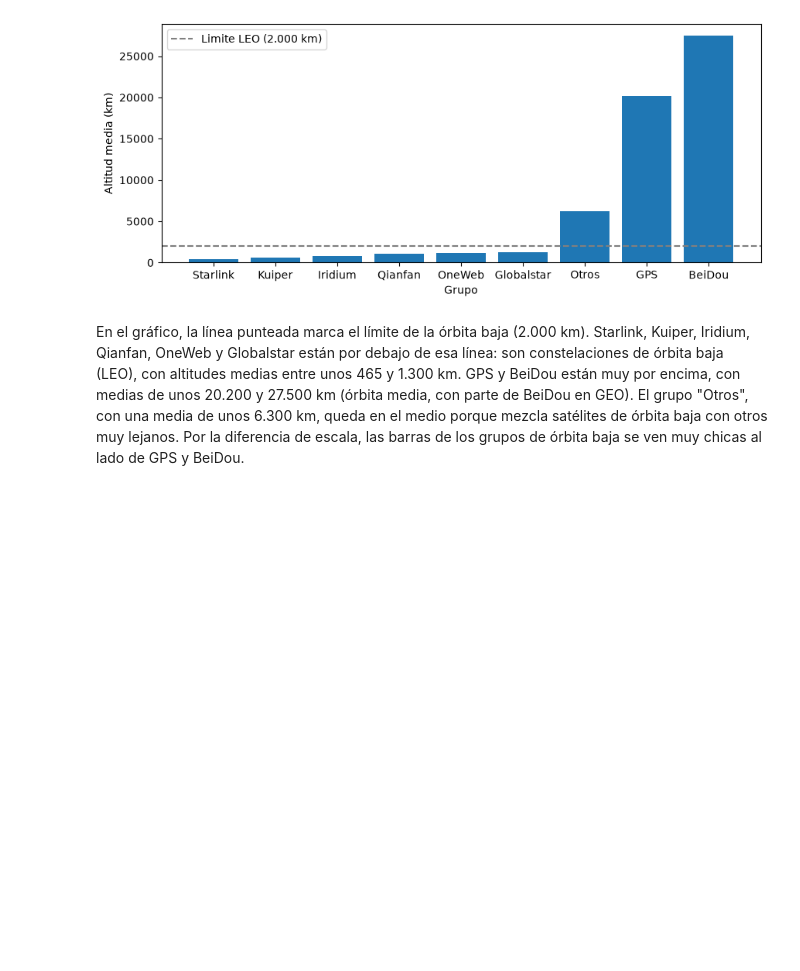
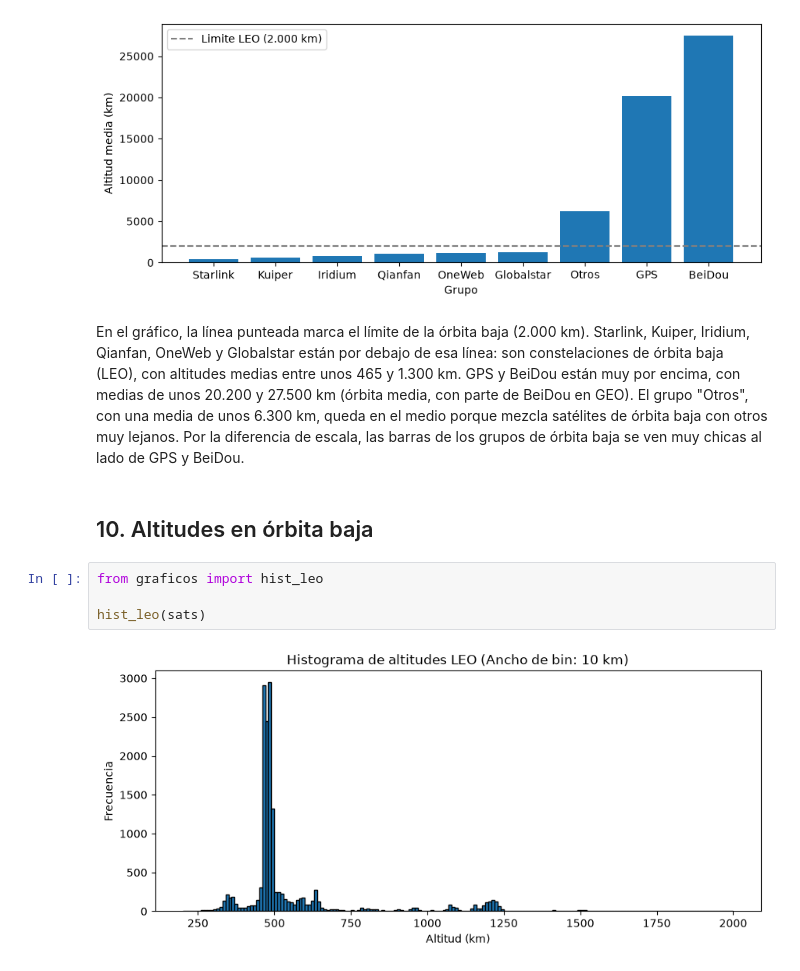
Before and after one commit to joadi2007/Proyecto_satelite_BAN_JD, a Jupyter notebook: informe.ipynb, the cells around one changed output. Drawn from its saved outputs; the diff is of its cells as text; blank space fills up the shorter version.

Commit message:
Agrego graficos al informe

```diff
--- a/informe.ipynb
+++ b/informe.ipynb
@@ -241,3 +241,11 @@ barras_altura_media(resumen_por_grupo(sats))
 [figure]
 # %% [markdown]
 En el gráfico, la línea punteada marca el límite de la órbita baja (2.000 km). Starlink, Kuiper, Iridium, Qianfan, OneWeb y Globalstar están por debajo de esa línea: son constelaciones de órbita baja (LEO), con altitudes medias entre unos 465 y 1.300 km. GPS y BeiDou están muy por encima, con medias de unos 20.200 y 27.500 km (órbita media, con parte de BeiDou en GEO). El grupo "Otros", con una media de unos 6.300 km, queda en el medio porque mezcla satélites de órbita baja con otros muy lejanos. Por la diferencia de escala, las barras de los grupos de órbita baja se ven muy chicas al lado de GPS y BeiDou.
+# %% [markdown]
+## 10. Altitudes en órbita baja
+# %%
+from graficos import hist_leo
+
+hist_leo(sats)
+# %% [output]
+[figure, added]
```
Also changed, not shown: parts of 15 cells of this notebook, 1 other file.
